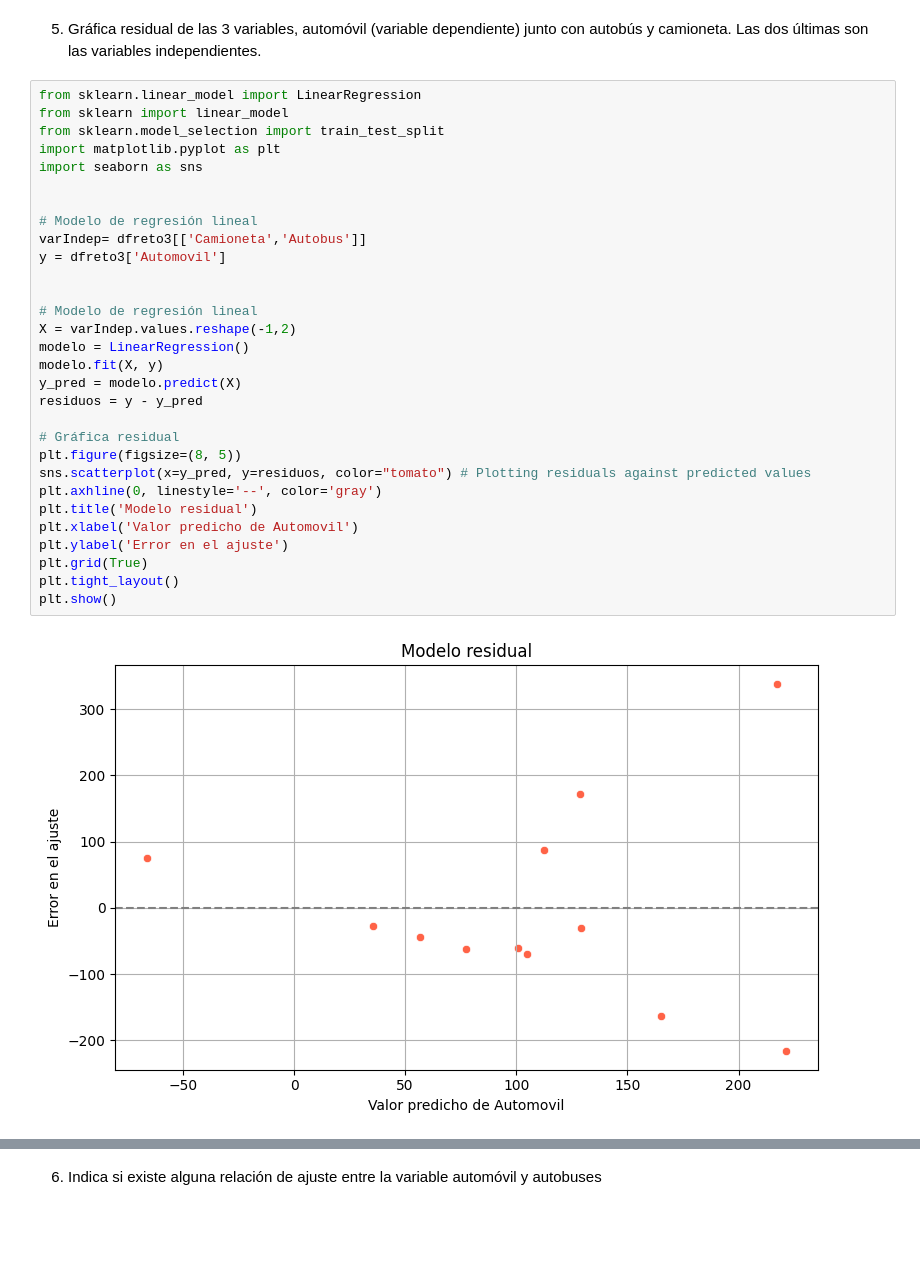
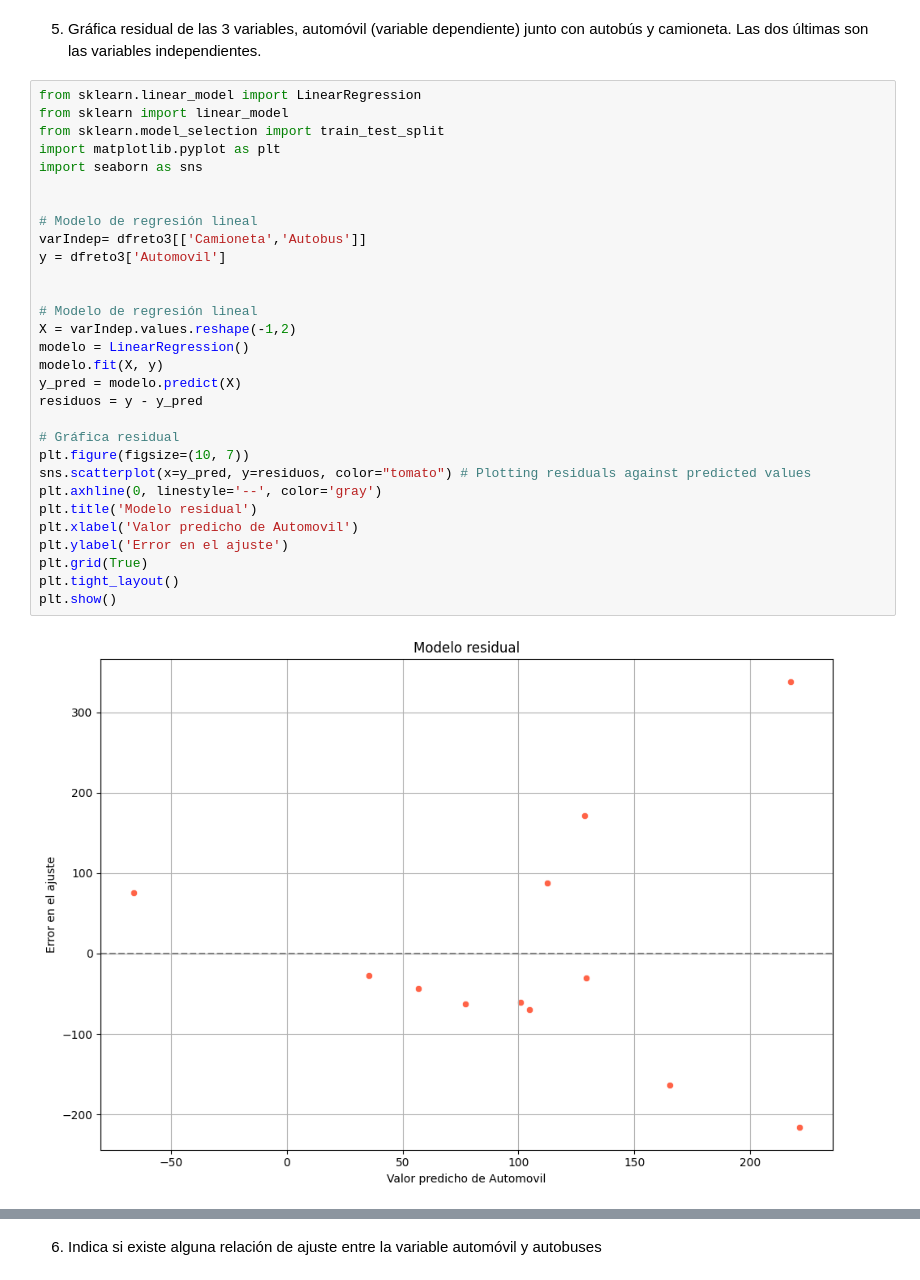
Before and after one commit to jcml002/SC51_Reto_JCMedina, a Jupyter notebook: SC51_Reto_MedinaJuanCarlos.ipynb, the cells around one changed output, grey strips where cells are left out. Cells and saved outputs as stored; diff of their text form; blank space fills up the shorter version.

```diff
--- a/SC51_Reto_MedinaJuanCarlos.ipynb
+++ b/SC51_Reto_MedinaJuanCarlos.ipynb
@@ -87,32 +91,32 @@ plt.show()
 # %%
 from sklearn.linear_model import LinearRegression
 from sklearn import linear_model
 from sklearn.model_selection import train_test_split
 import matplotlib.pyplot as plt
 import seaborn as sns
 
 
 # Modelo de regresión lineal
 varIndep= dfreto3[['Camioneta','Autobus']]
 y = dfreto3['Automovil']
 
 
 # Modelo de regresión lineal
 X = varIndep.values.reshape(-1,2)
 modelo = LinearRegression()
 modelo.fit(X, y)
 y_pred = modelo.predict(X)
 residuos = y - y_pred
 
 # Gráfica residual
-plt.figure(figsize=(8, 5))
+plt.figure(figsize=(10, 7))
 sns.scatterplot(x=y_pred, y=residuos, color="tomato") # Plotting residuals against predicted values
 plt.axhline(0, linestyle='--', color='gray')
 plt.title('Modelo residual')
 plt.xlabel('Valor predicho de Automovil')
 plt.ylabel('Error en el ajuste')
 plt.grid(True)
 plt.tight_layout()
 plt.show()
 # %% [output]
-[figure, old version]
+[figure, new version]
```
Also changed, not shown: parts of 11 cells of this notebook.
